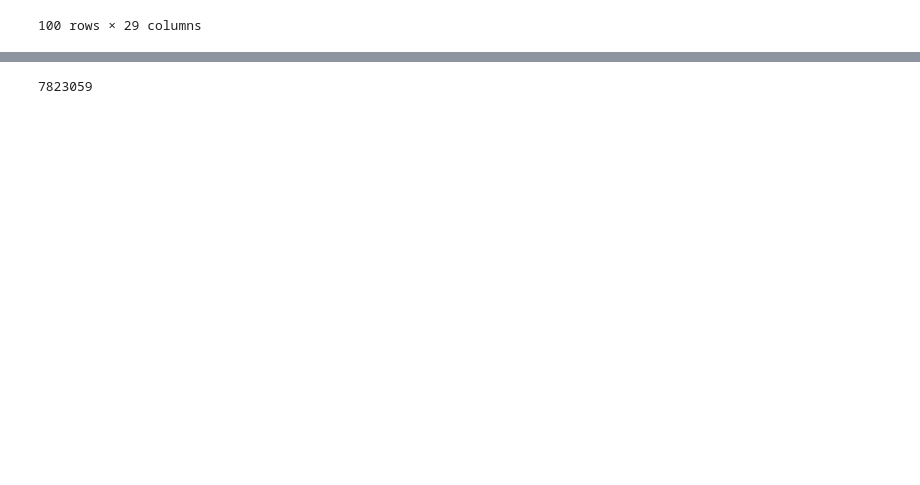
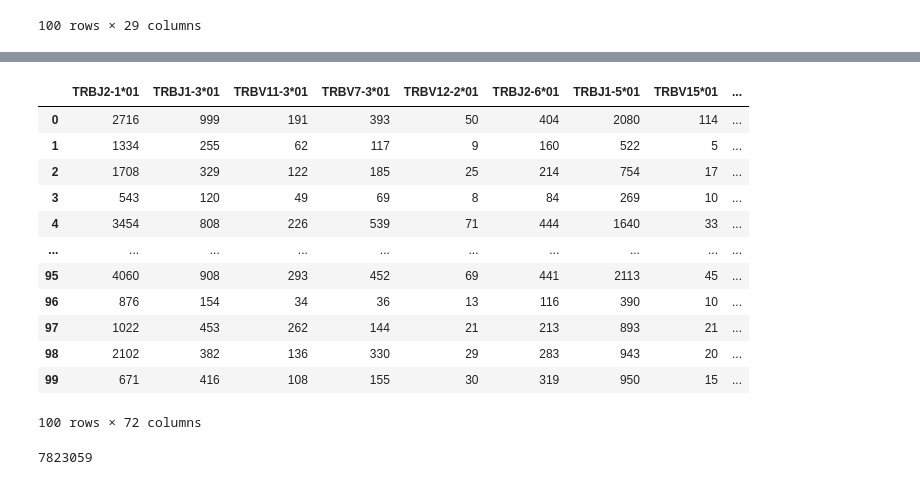
Before and after one commit to antigenomics/mirpy, a Jupyter notebook: notebooks/repertoire_resampling.ipynb, the cells around one changed output, grey strips where cells are left out. Cells and saved outputs as stored; diff of their text form; code cells hidden in the pictures; blank space fills up the shorter version.

```diff
--- a/notebooks/repertoire_resampling.ipynb
+++ b/notebooks/repertoire_resampling.ipynb
@@ -44,3 +58,19 @@ print(time.time() - t0)
+# %%
+dataset.evaluate_segment_usage()
+# %% [output]
+|  | TRBJ2-1*01 | TRBJ1-3*01 | TRBV11-3*01 | TRBV7-3*01 | TRBV12-2*01 | TRBJ2-6*01 | TRBJ1-5*01 | TRBV15*01 | ... |
+| 0 | 2716 | 999 | 191 | 393 | 50 | 404 | 2080 | 114 | ... |
+| 1 | 1334 | 255 | 62 | 117 | 9 | 160 | 522 | 5 | ... |
+| 2 | 1708 | 329 | 122 | 185 | 25 | 214 | 754 | 17 | ... |
+| 3 | 543 | 120 | 49 | 69 | 8 | 84 | 269 | 10 | ... |
+| 4 | 3454 | 808 | 226 | 539 | 71 | 444 | 1640 | 33 | ... |
+| ... | ... | ... | ... | ... | ... | ... | ... | ... | ... |
+| 95 | 4060 | 908 | 293 | 452 | 69 | 441 | 2113 | 45 | ... |
+| 96 | 876 | 154 | 34 | 36 | 13 | 116 | 390 | 10 | ... |
+| 97 | 1022 | 453 | 262 | 144 | 21 | 213 | 893 | 21 | ... |
+| 98 | 2102 | 382 | 136 | 330 | 29 | 283 | 943 | 20 | ... |
+| 99 | 671 | 416 | 108 | 155 | 30 | 319 | 950 | 15 | ... |
+100 rows × 72 columns
 # %%
 folder_to_run_mapping = {}
 for folder in dataset.metadata[['run', 'folder']].folder.unique():
```
Also changed, not shown: parts of 16 cells of this notebook, 3 other files.
